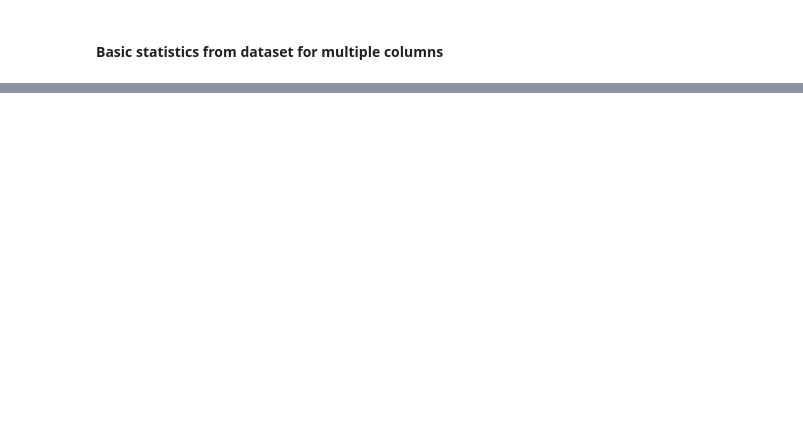
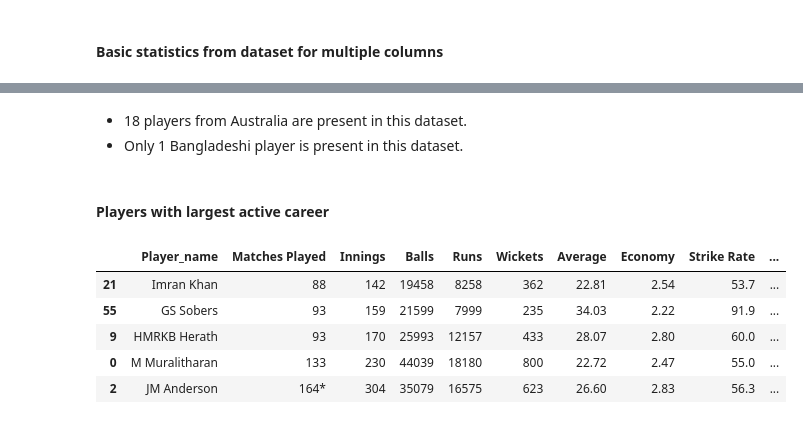
Before and after one commit to AnkonDewan/Test_Cricket_Bowlers_analysis, a Jupyter notebook: Test_Cricket_Bowlers-Analysis.ipynb, the cells around one changed output, grey strips where cells are left out. Cells and saved outputs as stored; diff of their text form; code cells hidden in the pictures; blank space fills up the shorter version.

```diff
--- a/Test_Cricket_Bowlers-Analysis.ipynb
+++ b/Test_Cricket_Bowlers-Analysis.ipynb
@@ -121,0 +186,11 @@ display(df.head())
+# %%
+def check_icc(x):
+    if "ICC" in x:
+        return 1
+    else:
+        return 0
+
+df['Played_for_ICC'] = df['Country'].apply(check_icc)            # Passing values of Country column to the function using ".apply()" method
+
+display(df.head())
+df["Played_for_ICC"].value_counts()                             # Counting how many players played for ICC
@@ -121,0 +211,4 @@ display(df.head())
+# %%
+df['Country'] = df['Country'].str.replace("ICC/","")                    # Removing ICC from Country column
+df['Country'] = df['Country'].str.replace("/ICC","")
+df['Country'].describe()
@@ -121,0 +238,14 @@ display(df.head())
+# %% [markdown]
+- 18 players from Australia are present in this dataset.
+- Only 1 Bangladeshi player is present in this dataset.
+# %% [markdown]
+#### Players with largest active career
+# %%
+df.sort_values(by=["Years_played","Wickets"], ascending= False).head()
+# %% [output]
+|  | Player_name | Matches Played | Innings | Balls | Runs | Wickets | Average | Economy | Strike Rate | ... |
+| 21 | Imran Khan | 88 | 142 | 19458 | 8258 | 362 | 22.81 | 2.54 | 53.7 | ... |
+| 55 | GS Sobers | 93 | 159 | 21599 | 7999 | 235 | 34.03 | 2.22 | 91.9 | ... |
+| 9 | HMRKB Herath | 93 | 170 | 25993 | 12157 | 433 | 28.07 | 2.80 | 60.0 | ... |
+| 0 | M Muralitharan | 133 | 230 | 44039 | 18180 | 800 | 22.72 | 2.47 | 55.0 | ... |
+| 2 | JM Anderson | 164* | 304 | 35079 | 16575 | 623 | 26.60 | 2.83 | 56.3 | ... |
```
Also changed, not shown: parts of 32 cells of this notebook.
